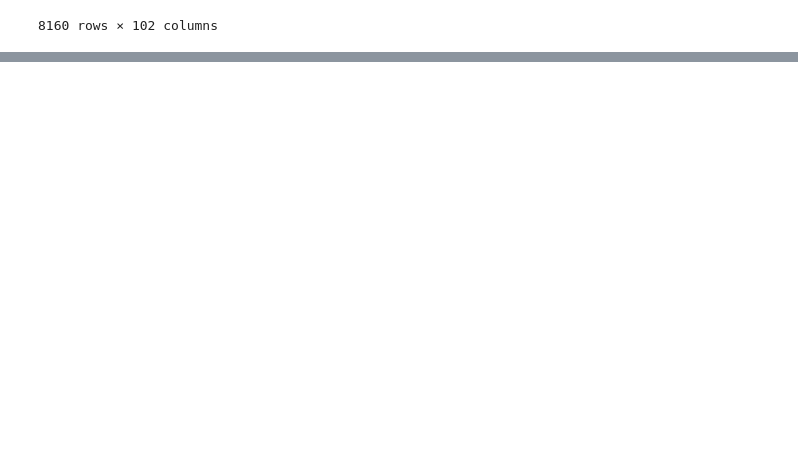
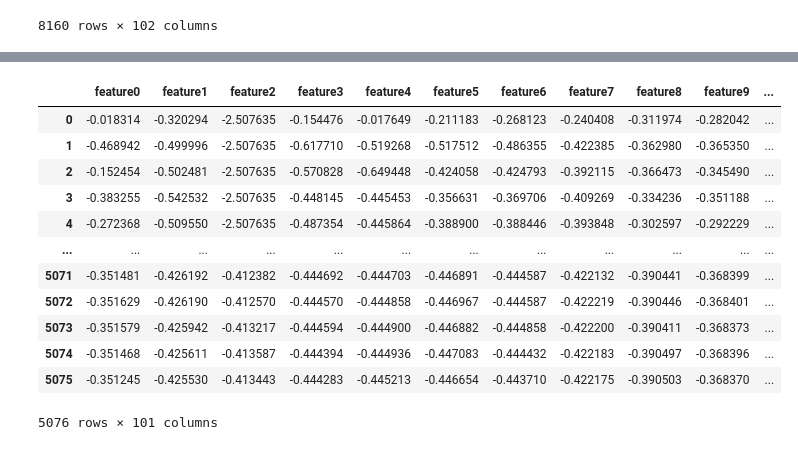
Before and after one commit to gituxedo/stat198finalproject, a Jupyter notebook: Final Project_draft.ipynb, the cells around one changed output, grey strips where cells are left out. Saved outputs shown, nothing was run; the diff lists cells and outputs as text; code cells hidden in the pictures; blank space fills up the shorter version.

```diff
--- a/Final Project_draft.ipynb
+++ b/Final Project_draft.ipynb
@@ -73,0 +76,21 @@ KeyError: 0
+# %%
+from sklearn.preprocessing import StandardScaler
+portfolio_standardize = df_trim.loc[:, df_index.columns].values
+portfolio_standardized = StandardScaler().fit_transform(portfolio_standardize)
+normalized_portfolio = pd.DataFrame(portfolio_standardized
+                                    , columns = ['feature'+str(i) for i in range(portfolio_standardized.shape[1])])
+normalized_portfolio
+# %% [output]
+|  | feature0 | feature1 | feature2 | feature3 | feature4 | feature5 | feature6 | feature7 | feature8 | feature9 | ... |
+| 0 | -0.018314 | -0.320294 | -2.507635 | -0.154476 | -0.017649 | -0.211183 | -0.268123 | -0.240408 | -0.311974 | -0.282042 | ... |
+| 1 | -0.468942 | -0.499996 | -2.507635 | -0.617710 | -0.519268 | -0.517512 | -0.486355 | -0.422385 | -0.362980 | -0.365350 | ... |
+| 2 | -0.152454 | -0.502481 | -2.507635 | -0.570828 | -0.649448 | -0.424058 | -0.424793 | -0.392115 | -0.366473 | -0.345490 | ... |
+| 3 | -0.383255 | -0.542532 | -2.507635 | -0.448145 | -0.445453 | -0.356631 | -0.369706 | -0.409269 | -0.334236 | -0.351188 | ... |
+| 4 | -0.272368 | -0.509550 | -2.507635 | -0.487354 | -0.445864 | -0.388900 | -0.388446 | -0.393848 | -0.302597 | -0.292229 | ... |
+| ... | ... | ... | ... | ... | ... | ... | ... | ... | ... | ... | ... |
+| 5071 | -0.351481 | -0.426192 | -0.412382 | -0.444692 | -0.444703 | -0.446891 | -0.444587 | -0.422132 | -0.390441 | -0.368399 | ... |
+| 5072 | -0.351629 | -0.426190 | -0.412570 | -0.444570 | -0.444858 | -0.446967 | -0.444587 | -0.422219 | -0.390446 | -0.368401 | ... |
+| 5073 | -0.351579 | -0.425942 | -0.413217 | -0.444594 | -0.444900 | -0.446882 | -0.444858 | -0.422200 | -0.390411 | -0.368373 | ... |
+| 5074 | -0.351468 | -0.425611 | -0.413587 | -0.444394 | -0.444936 | -0.447083 | -0.444432 | -0.422183 | -0.390497 | -0.368396 | ... |
+| 5075 | -0.351245 | -0.425530 | -0.413443 | -0.444283 | -0.445213 | -0.446654 | -0.443710 | -0.422175 | -0.390503 | -0.368370 | ... |
+5076 rows × 101 columns
```
Also changed, not shown: parts of 7 cells of this notebook, 1 other file.
